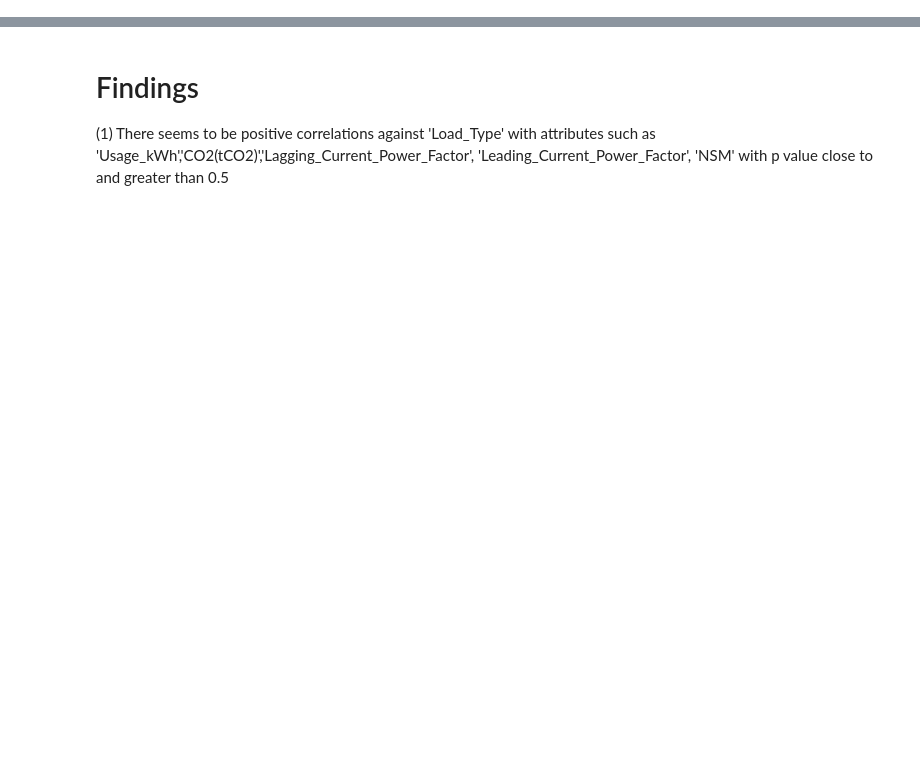
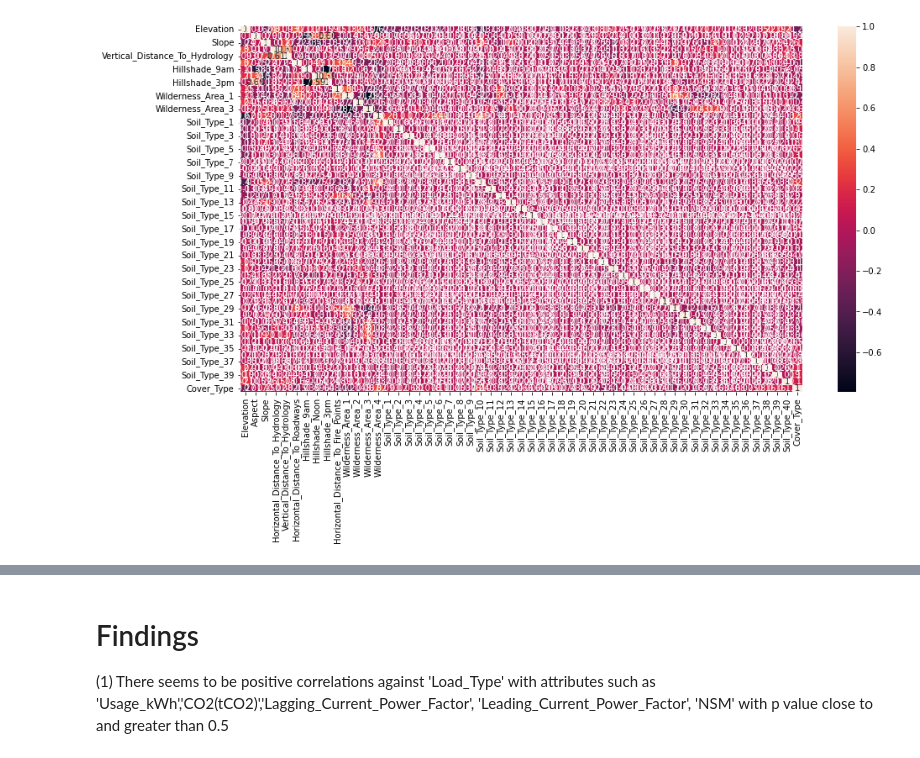
Before and after one commit to lyx97/CSCI316, a Jupyter notebook: Group 6/CSCI316_A2_Group_LeeYuXian_ChongHuiWen_TanKayceeWanChing.ipynb, the cells around one changed output, grey strips where cells are left out. Cells and saved outputs as stored; diff of their text form; code cells hidden in the pictures; blank space fills up the shorter version.

```diff
--- a/Group 6/CSCI316_A2_Group_LeeYuXian_ChongHuiWen_TanKayceeWanChing.ipynb
+++ b/Group 6/CSCI316_A2_Group_LeeYuXian_ChongHuiWen_TanKayceeWanChing.ipynb
@@ -242,0 +60,3 @@ plt.show()
+# %%
+#read file
+df = spark.read.format("csv").option("header",False).option("delimiter",',').option("ignoreTrailingWhiteSpace", True).load("covtype.data")
@@ -242,0 +294,11 @@ plt.show()
+# %%
+# visualize the correlation of all columns in this dataframe
+plt.figure(figsize=(15,8))
+
+# using heapmap to plot
+sns.heatmap(p_df.corr(), annot=True)
+
+# show the plot
+plt.show()
+# %% [output]
+[figure, added]
```
Also changed, not shown: parts of 156 cells of this notebook.
